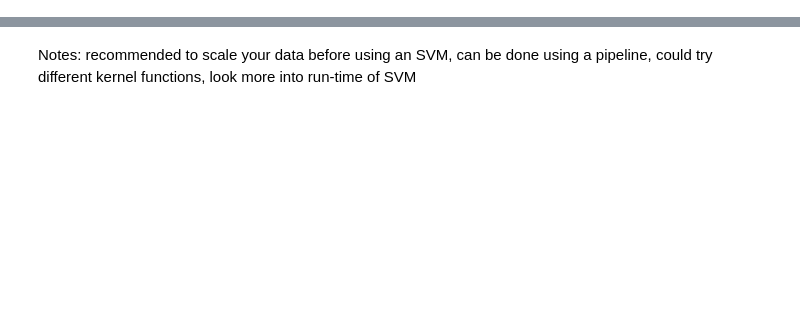
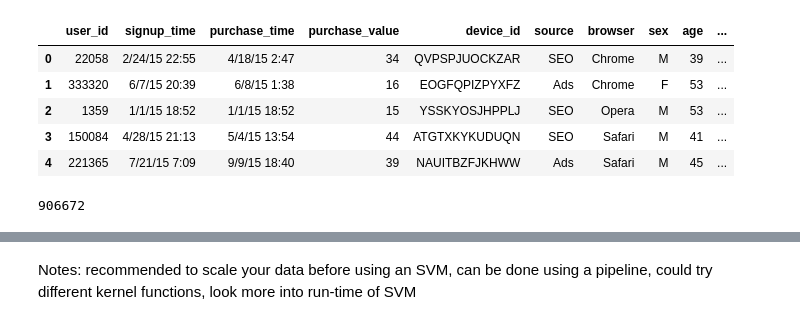
Before and after one commit to ngetachew/p-fraud, a Jupyter notebook: test-andrew.ipynb, the cells around one changed output, grey strips where cells are left out. Saved outputs shown, nothing was run; the diff lists cells and outputs as text; code cells hidden in the pictures; blank space fills up the shorter version.

```diff
--- a/test-andrew.ipynb
+++ b/test-andrew.ipynb
@@ -27,8 +24,19 @@ df_transaction = pd.read_csv('datasets/ieee-fraud-detection/train_transaction.cs
+# %%
+df_ecommerce = pd.read_csv('datasets/ecommerce/Fraud_Data.csv')
+df_ecommerce.head()
+# %% [output]
+|  | user_id | signup_time | purchase_time | purchase_value | device_id | source | browser | sex | age | ... |
+| 0 | 22058 | 2/24/15 22:55 | 4/18/15 2:47 | 34 | QVPSPJUOCKZAR | SEO | Chrome | M | 39 | ... |
+| 1 | 333320 | 6/7/15 20:39 | 6/8/15 1:38 | 16 | EOGFQPIZPYXFZ | Ads | Chrome | F | 53 | ... |
+| 2 | 1359 | 1/1/15 18:52 | 1/1/15 18:52 | 15 | YSSKYOSJHPPLJ | SEO | Opera | M | 53 | ... |
+| 3 | 150084 | 4/28/15 21:13 | 5/4/15 13:54 | 44 | ATGTXKYKUDUQN | SEO | Safari | M | 41 | ... |
+| 4 | 221365 | 7/21/15 7:09 | 9/9/15 18:40 | 39 | NAUITBZFJKHWW | Ads | Safari | M | 45 | ... |
 # %%
 # Features that are used, isFraud is the target
-features = ['isFraud', 'TransactionDT',
-            'TransactionAmt']
-
-df = df_transaction[features]
+features = ['purchase_value', 'source', 'browser', 'sex', 'age', 'class']
+df = df_ecommerce[features]
+df.size
+# %% [output]
+906672
 # %%
 # Sort features into categorical and numerical types
```
Also changed, not shown: parts of 15 cells of this notebook.
